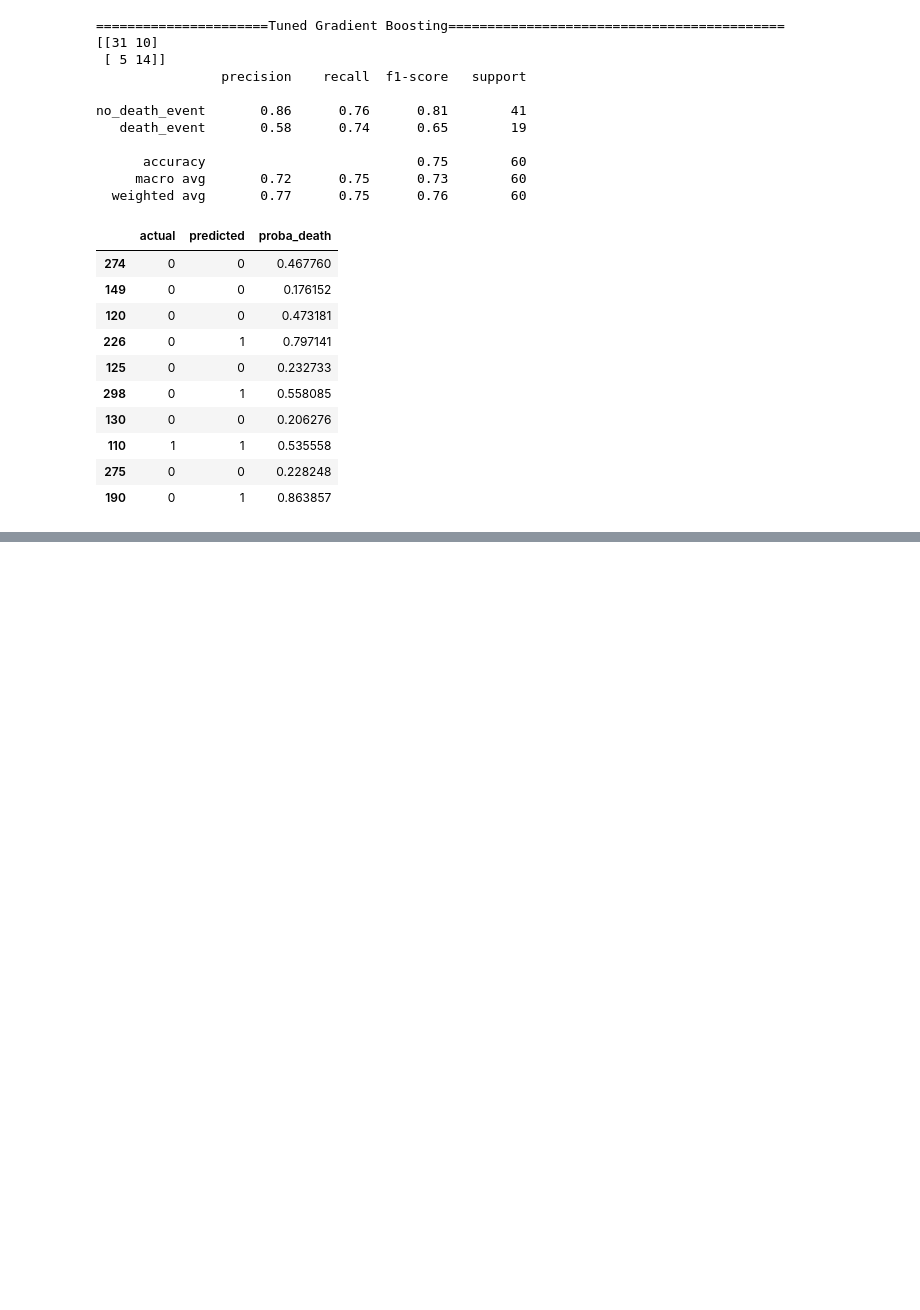
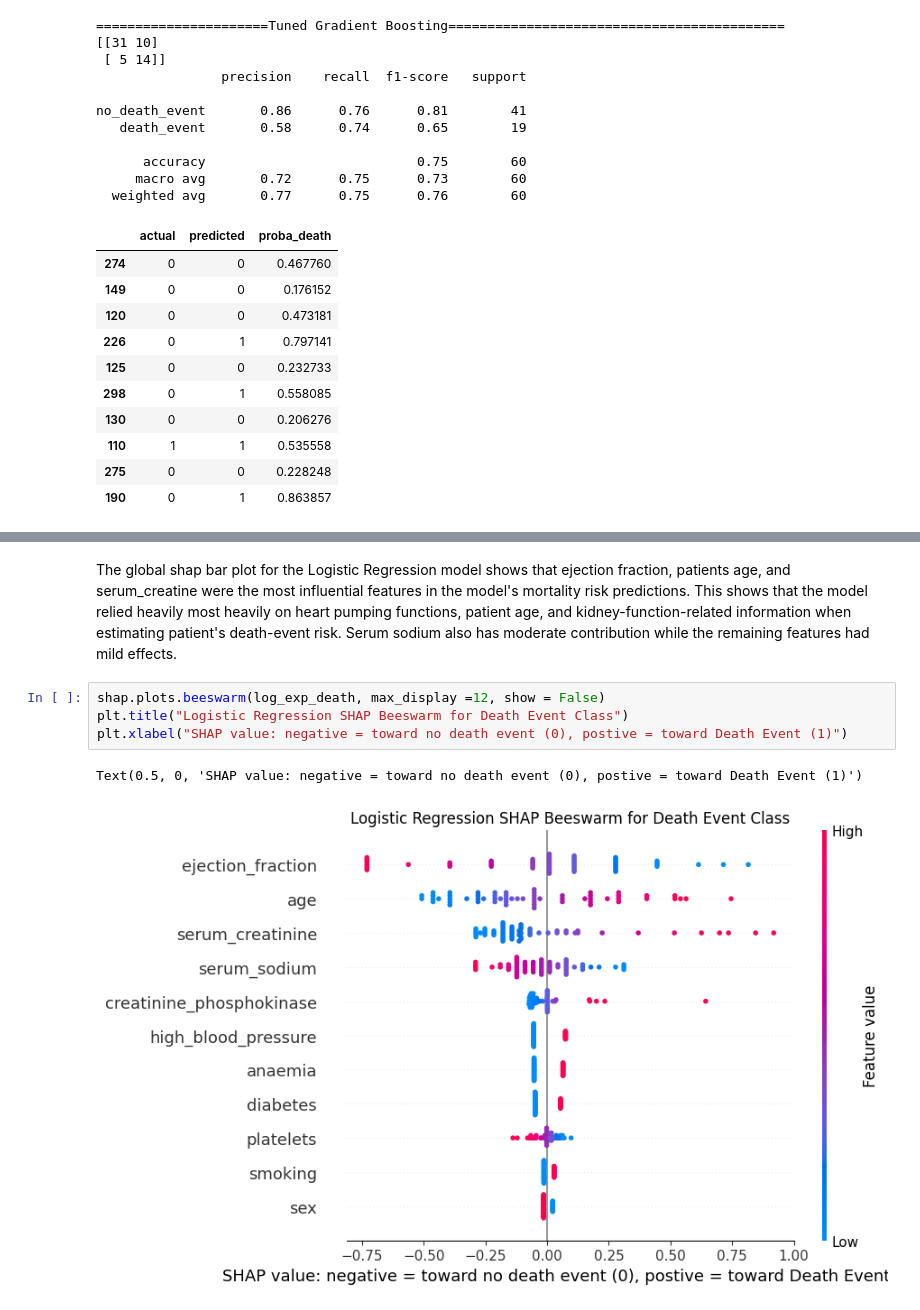
Before and after one commit to kingsleyukandu/heart-failure-survival-risk-analysis, a Jupyter notebook: shap_explanation/shap_explanation.ipynb, the cells around one changed output, grey strips where cells are left out. Drawn from its saved outputs; the diff is of its cells as text; blank space fills up the shorter version.

```diff
--- a/shap_explanation/shap_explanation.ipynb
+++ b/shap_explanation/shap_explanation.ipynb
@@ -253,0 +291,9 @@ no_death_event       0.86      0.76      0.81        41
+# %% [markdown]
+The global shap bar plot for the Logistic Regression model shows that ejection fraction, patients age, and serum_creatine were the most influential features in the model's mortality risk predictions. This shows that the model relied heavily most heavily on heart pumping functions, patient age, and kidney-function-related information when estimating patient's death-event risk. Serum sodium also has moderate contribution while the remaining features had mild effects.
+# %%
+shap.plots.beeswarm(log_exp_death, max_display =12, show = False)
+plt.title("Logistic Regression SHAP Beeswarm for Death Event Class")
+plt.xlabel("SHAP value: negative = toward no death event (0), postive = toward Death Event (1)")
+# %% [output]
+Text(0.5, 0, 'SHAP value: negative = toward no death event (0), postive = toward Death Event (1)')
+[figure, added]
```
Also changed, not shown: parts of 13 cells of this notebook.
